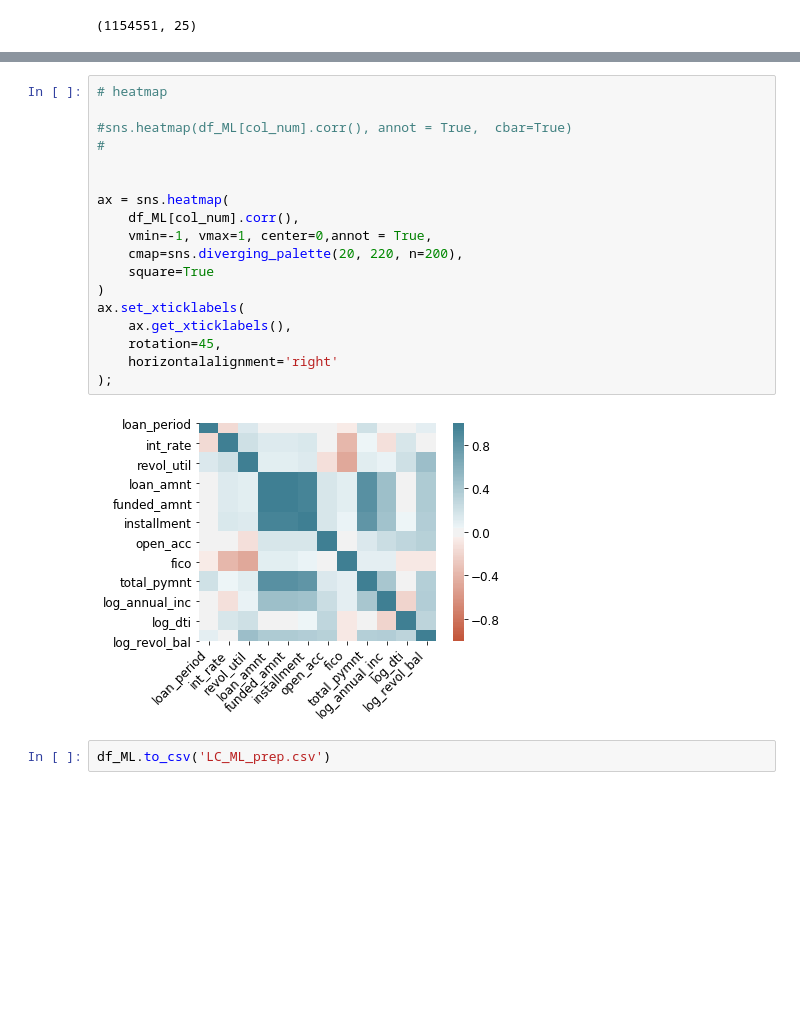
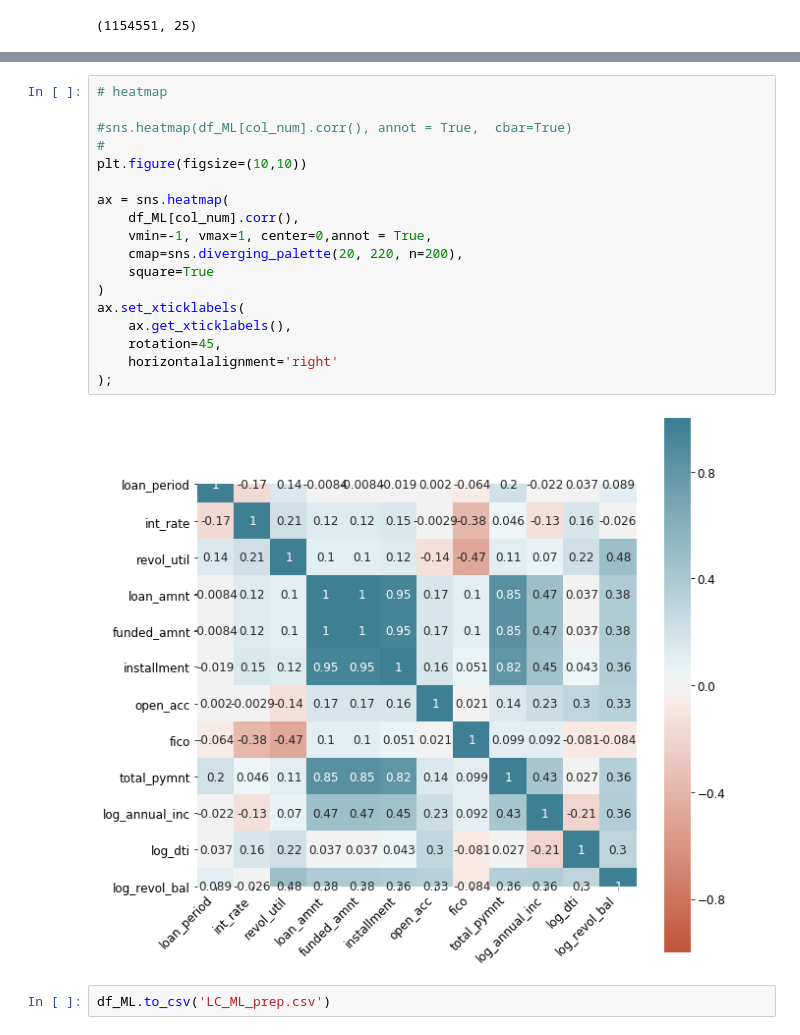
Before and after one commit to cyuancheng/Lending_Club, a Jupyter notebook: 03_LC_DataPreprocessing_2.ipynb, the cells around one changed output, grey strips where cells are left out. Cells and saved outputs as stored; diff of their text form; blank space fills up the shorter version.

```diff
--- a/03_LC_DataPreprocessing_2.ipynb
+++ b/03_LC_DataPreprocessing_2.ipynb
@@ -1165,22 +1165,22 @@ memory usage: 114.5 MB
 # %%
 # heatmap
 
 #sns.heatmap(df_ML[col_num].corr(), annot = True,  cbar=True)
 #
-
+plt.figure(figsize=(10,10))
 
 ax = sns.heatmap(
     df_ML[col_num].corr(),
     vmin=-1, vmax=1, center=0,annot = True,
     cmap=sns.diverging_palette(20, 220, n=200),
     square=True
 )
 ax.set_xticklabels(
     ax.get_xticklabels(),
     rotation=45,
     horizontalalignment='right'
 );
 # %% [output]
-[figure, old version]
+[figure, new version]
 # %%
 df_ML.to_csv('LC_ML_prep.csv')
```
